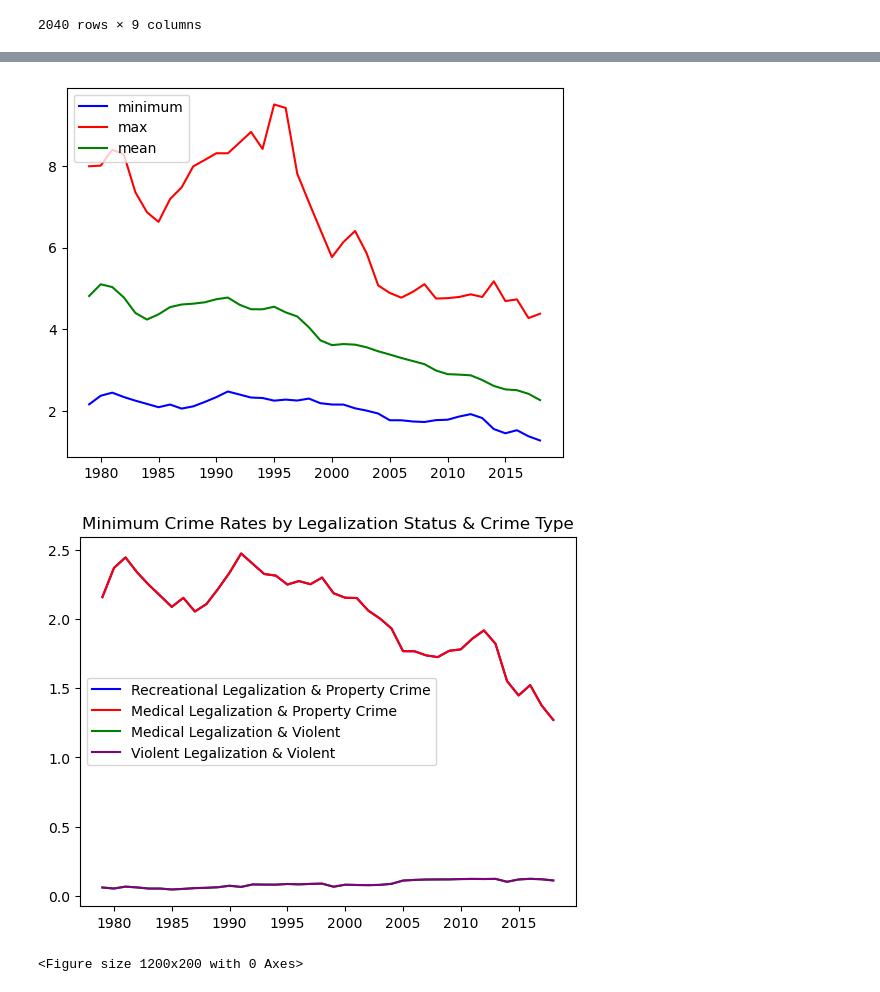
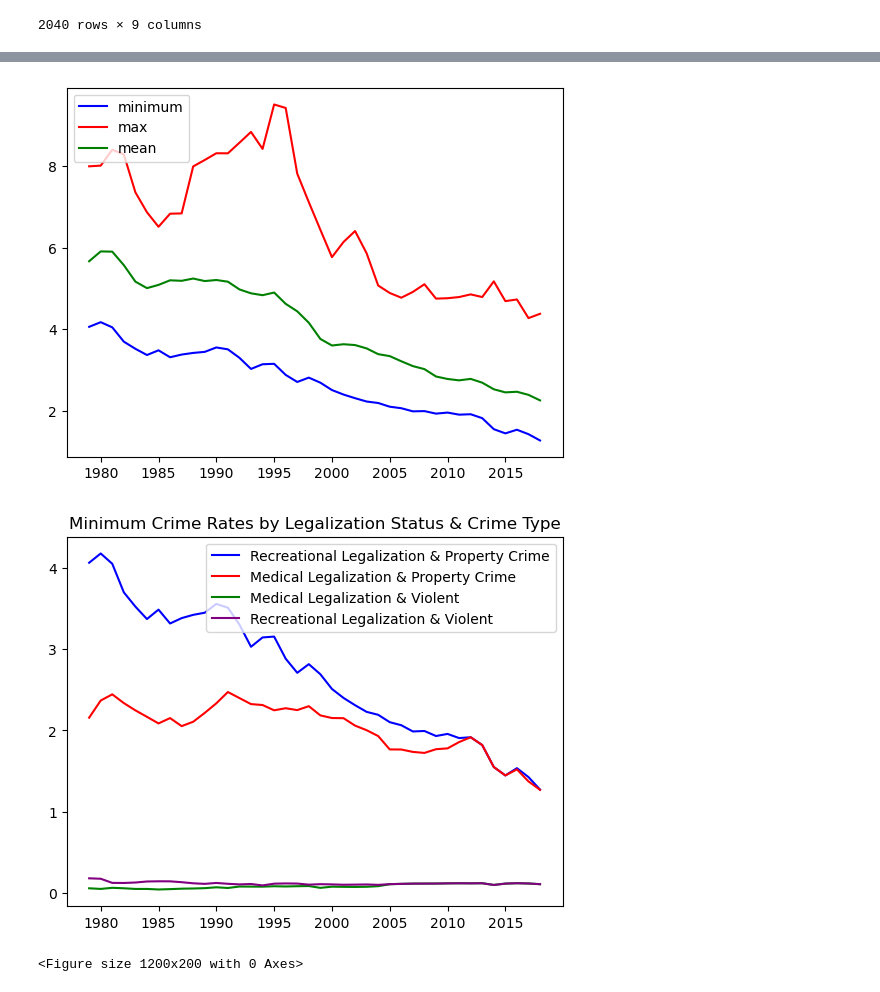
Before and after one commit to gwroth89/Project1, a Jupyter notebook: violent_property_crime_analysis.ipynb, the cells around one changed output, grey strips where cells are left out. Drawn from its saved outputs; the diff is of its cells as text; code cells hidden in the pictures.

Commit message:
"changing some of the charts to exclude illegal"

```diff
--- a/violent_property_crime_analysis.ipynb
+++ b/violent_property_crime_analysis.ipynb
@@ -57,7 +57,7 @@ See the caveats in the documentation: https://pandas.pydata.org/pandas-docs/stab
 # %%
 #med_violent calculations, mean max and min for medical legalization and violent crime rates
 med_violent = crime_df[['year','state_name','violent_crime_rate','Year legalized (Med)']]
-med_violent = med_violent.drop(med_violent[med_violent["Year legalized (Med)"] < 0].index)
+med_violent = med_violent.drop(med_violent[med_violent["Year legalized (Med)"] == 0].index)
 min_med_violent = med_violent.groupby('year')['violent_crime_rate'].min()
 max_med_violent = med_violent.groupby('year')['violent_crime_rate'].max()
 mean_med_violent = med_violent.groupby('year')['violent_crime_rate'].mean()
@@ -76,10 +76,11 @@ plt.show()
 # %%
 #med_property calculations, creaitng min max and mean values for medical legal and property crime rates
 med_property = crime_df[['year','state_name','property_crime_rate','Year legalized (Med)']]
-med_property = med_property.drop(med_property[med_property["Year legalized (Med)"] < 0].index)
+med_property = med_property.drop(med_property[med_property["Year legalized (Med)"] == 0].index)
 min_med_property = med_property.groupby('year')['property_crime_rate'].min()
 max_med_property = med_property.groupby('year')['property_crime_rate'].max()
 mean_med_property = med_property.groupby('year')['property_crime_rate'].mean()
+
 
 #plotting
 fig, ax = plt.subplots()
@@ -95,12 +96,12 @@ plt.show()
 # %%
 #rec_violent, creaitng min max and mean values for recreational legal and violent crime rates
 rec_violent = crime_df[['year','state_name','violent_crime_rate','Year legalized (Rec)']]
-rec_violent =rec_violent.drop(rec_violent[rec_violent["Year legalized (Rec)"] < 0].index)
+rec_violent =rec_violent.drop(rec_violent[rec_violent["Year legalized (Rec)"] == 0].index)
 rec_violent_min = rec_violent.groupby('year')['violent_crime_rate'].min()
 rec_violent_max = rec_violent.groupby('year')['violent_crime_rate'].max()
 rec_violent_mean = rec_violent.groupby('year')['violent_crime_rate'].mean()
 
-#plotting
+# #plotting
 fig, ax = plt.subplots()
 
 ax.plot(rec_violent_min, color = 'blue', label = 'minimum')
@@ -114,7 +115,7 @@ plt.show()
 # %%
 #Rec Property creaitng min max and mean values for recreational legal and property crime rates
 rec_property = crime_df[['year','state_name','property_crime_rate','Year legalized (Rec)']]
-rec_property =rec_property.drop(rec_property[rec_property["Year legalized (Rec)"] < 0].index)
+rec_property =rec_property.drop(rec_property[rec_property["Year legalized (Rec)"] == 0].index)
 rec_property_min = rec_property.groupby('year')['property_crime_rate'].min()
 rec_property_max = rec_property.groupby('year')['property_crime_rate'].max()
 rec_property_mean = rec_property.groupby('year')['property_crime_rate'].mean()
@@ -128,26 +129,26 @@ ax.legend(loc = 'upper left')
 
 plt.show()
 # %% [output]
-[figure, old version]
+[figure, new version]
 # %%
 #min chart, this is what we are using to plot all minimum values by type of legalization
 
 fig, ax = plt.subplots()
 
 ax.plot(rec_property_min, color = 'blue', label = 'Recreational Legalization & Property Crime')
 ax.plot(min_med_property, color = 'red', label = 'Medical Legalization & Property Crime')
 ax.plot(min_med_violent, color = 'green', label = 'Medical Legalization & Violent')
-ax.plot(rec_violent_min, color = 'purple', label = 'Violent Legalization & Violent')
+ax.plot(rec_violent_min, color = 'purple', label = 'Recreational Legalization & Violent')
 ax.legend(loc = 'best')
 plt.title("Minimum Crime Rates by Legalization Status & Crime Type")
 
 f = plt.figure()
 f.set_figwidth(12)
 f.set_figheight(2)
 
 plt.show()
 # %% [output]
-[figure, old version]
+[figure, new version]
 <Figure size 1200x200 with 0 Axes>
 # %%
 #max chart, this is what we are using to plot all maximum values by type of legalization
```
Also changed, not shown: parts of 5 cells of this notebook.
